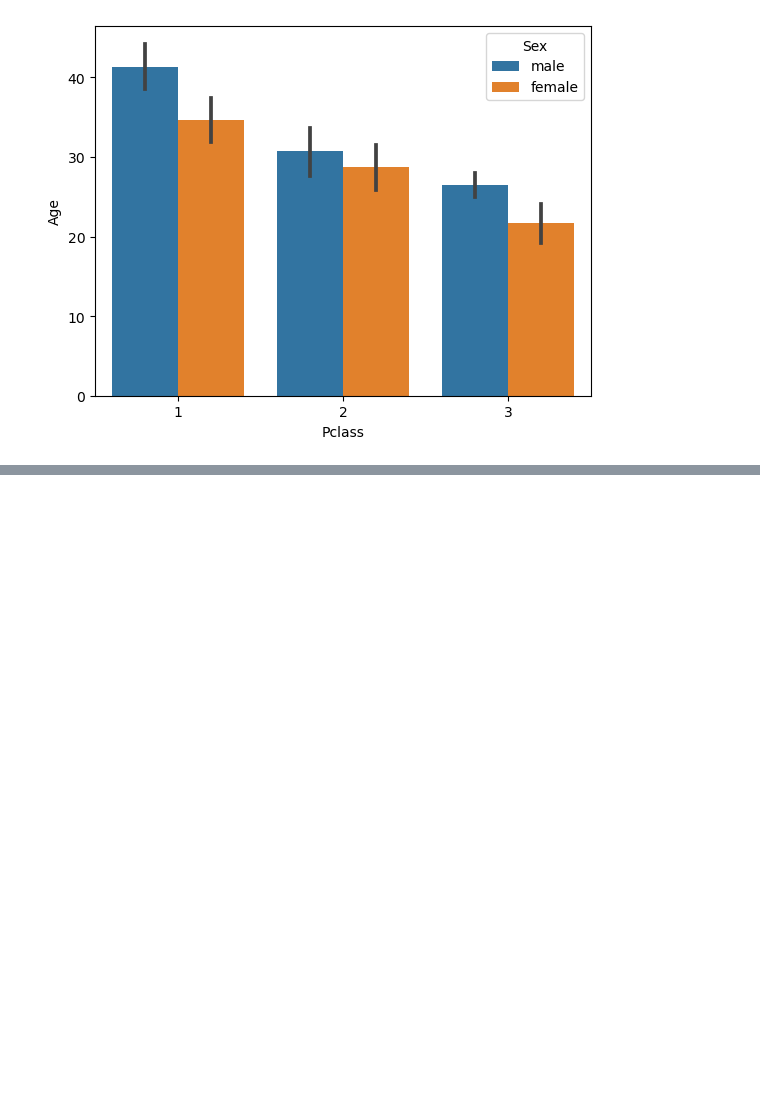
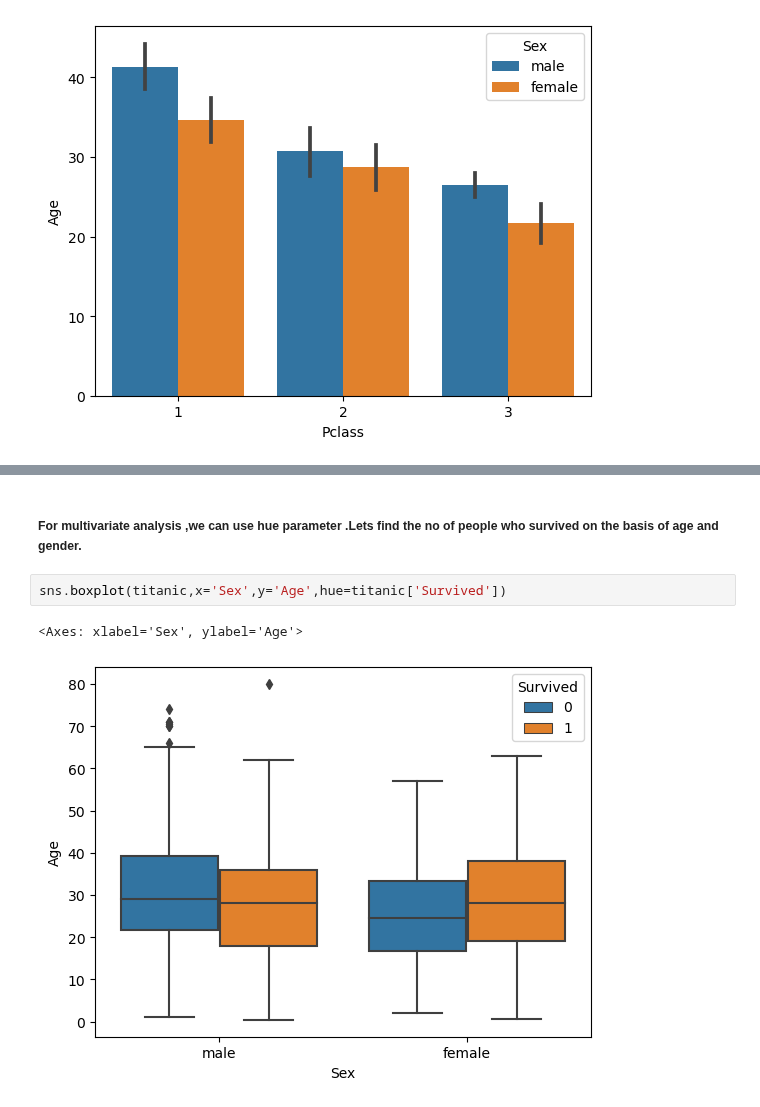
Before and after one commit to Shreyasb1015/Machine-Learning, a Jupyter notebook: eda-using-bivariate-and -multivariateAnalaysis/eda-using-bivariateAndmultivairateAnalysis.ipynb, the cells around one changed output, grey strips where cells are left out. Cells and saved outputs as stored; diff of their text form; blank space fills up the shorter version.

```diff
--- a/eda-using-bivariate-and -multivariateAnalaysis/eda-using-bivariateAndmultivairateAnalysis.ipynb
+++ b/eda-using-bivariate-and -multivariateAnalaysis/eda-using-bivariateAndmultivairateAnalysis.ipynb
@@ -114,0 +124,7 @@ sns.barplot(titanic,x='Pclass',y='Age',hue=titanic['Sex'])
+# %% [markdown]
+##### For multivariate analysis ,we can use hue parameter .Lets find the no of people who survived on the basis of age and gender.
+# %%
+sns.boxplot(titanic,x='Sex',y='Age',hue=titanic['Survived'])
+# %% [output]
+<Axes: xlabel='Sex', ylabel='Age'>
+[figure, added]
```
Also changed, not shown: parts of 3 cells of this notebook.
